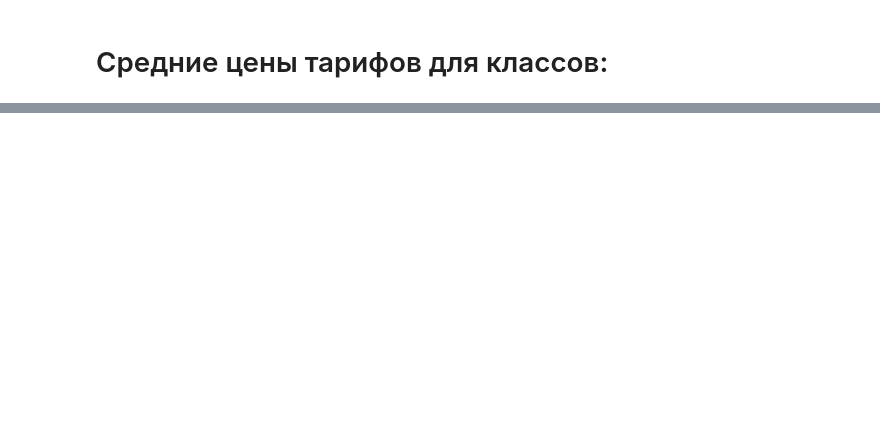
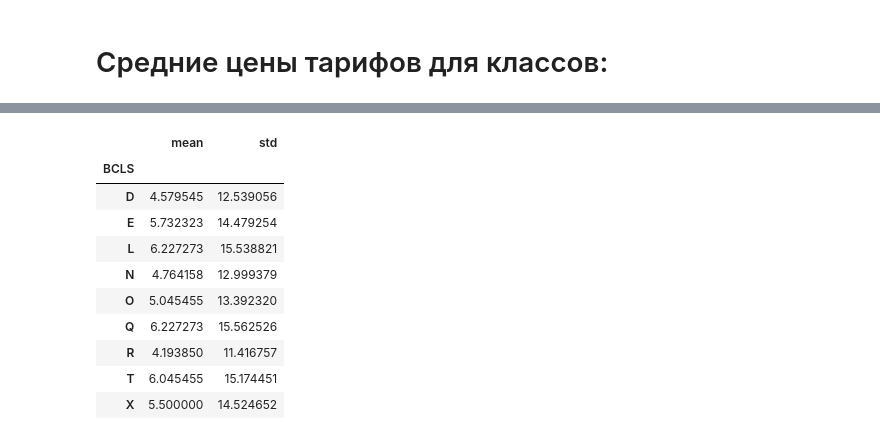
Before and after one commit to Flyer-DM/aeroflot_ML, a Jupyter notebook: профили сезонов.ipynb, the cells around one changed output, grey strips where cells are left out. Drawn from its saved outputs; the diff is of its cells as text; code cells hidden in the pictures; blank space fills up the shorter version.

```diff
--- a/профили сезонов.ipynb
+++ b/профили сезонов.ipynb
@@ -215,0 +210,20 @@ flt_mean
+# %%
+mean_std_pass_dep = merged[merged['DTD'] == -1]
+mean_std_pass_dep = mean_std_pass_dep.groupby(by=['BCLS'])['PASS_DEP'].agg(['mean', 'std'])
+file_name = f's {str(date + flttime)} +- {str(two_hours).replace("0 days ", "")}.csv'.replace(':', '.')
+file_name = 'mean_std_pass_dep ' + file_name
+mean_std_pass_dep.to_csv(file_name)
+mean_std_pass_dep = pd.read_csv(file_name, index_col=0)
+display(mean_std_pass_dep)
+# %% [output]
+|  | mean | std |
+| BCLS |  |  |
+| D | 4.579545 | 12.539056 |
+| E | 5.732323 | 14.479254 |
+| L | 6.227273 | 15.538821 |
+| N | 4.764158 | 12.999379 |
+| O | 5.045455 | 13.392320 |
+| Q | 6.227273 | 15.562526 |
+| R | 4.193850 | 11.416757 |
+| T | 6.045455 | 15.174451 |
+| X | 5.500000 | 14.524652 |
```
Also changed, not shown: parts of 15 cells of this notebook.
